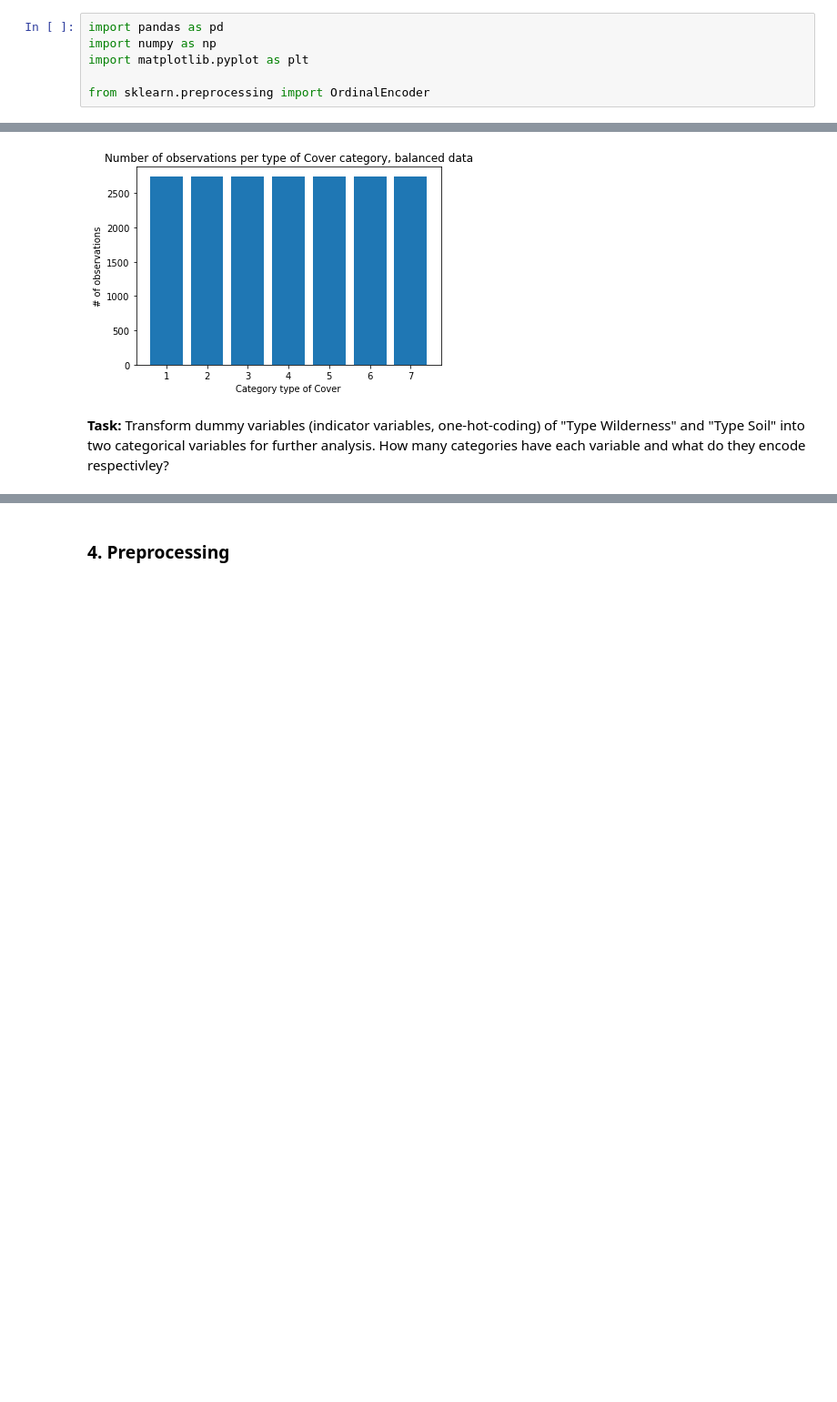
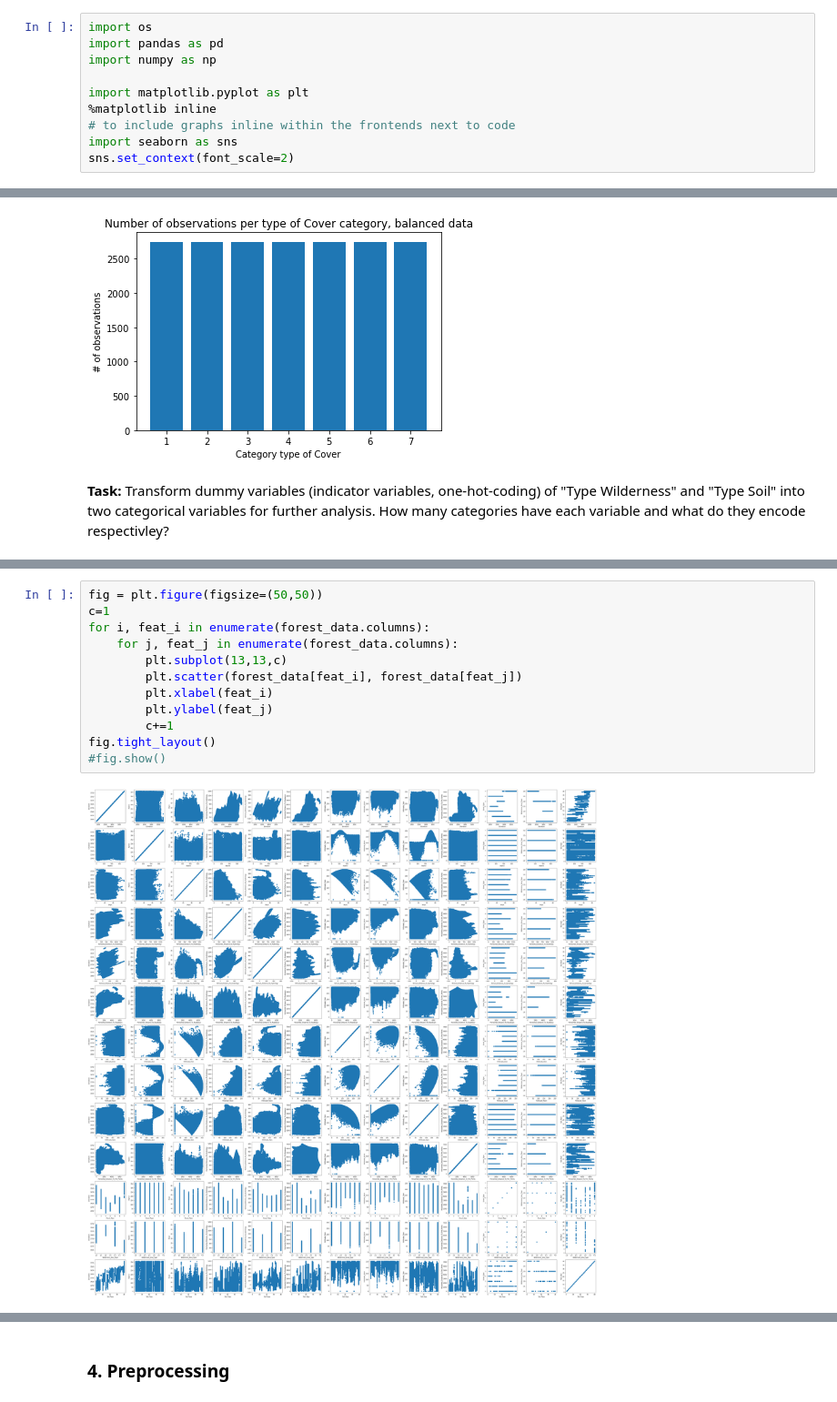
Before and after one commit to CorrelAid/correlaid-machine-learning-spring-school, a Jupyter notebook: notebooks/CorrelAid_ML_winterschool_05.ipynb, the cells around one changed output, grey strips where cells are left out. Shown at 91% size. Cells and saved outputs as stored; diff of their text form; blank space fills up the shorter version.

```diff
--- a/notebooks/CorrelAid_ML_winterschool_05.ipynb
+++ b/notebooks/CorrelAid_ML_winterschool_05.ipynb
@@ -14,11 +14,15 @@ infos and ideas: https://towardsdatascience.com/predicting-forest-cover-types-wi
 # %% [markdown]
 ### 0. Set up
 # %%
+import os
 import pandas as pd
 import numpy as np
+
 import matplotlib.pyplot as plt
-
-from sklearn.preprocessing import OrdinalEncoder
+%matplotlib inline
+# to include graphs inline within the frontends next to code
+import seaborn as sns
+sns.set_context(font_scale=2)
 # %% [markdown]
 ### 1. Load Data
 **Task:** Download the CSV data from the given URL/repo and inspect a few rows from it. What size has the dataset?
@@ -338,0 +321,14 @@ fig.tight_layout()
+# %%
+fig = plt.figure(figsize=(50,50))
+c=1
+for i, feat_i in enumerate(forest_data.columns):
+    for j, feat_j in enumerate(forest_data.columns):
+        plt.subplot(13,13,c)
+        plt.scatter(forest_data[feat_i], forest_data[feat_j])
+        plt.xlabel(feat_i)
+        plt.ylabel(feat_j)
+        c+=1
+fig.tight_layout()
+#fig.show()
+# %% [output]
+[figure, added]
```
Also changed, not shown: parts of 35 cells of this notebook.
